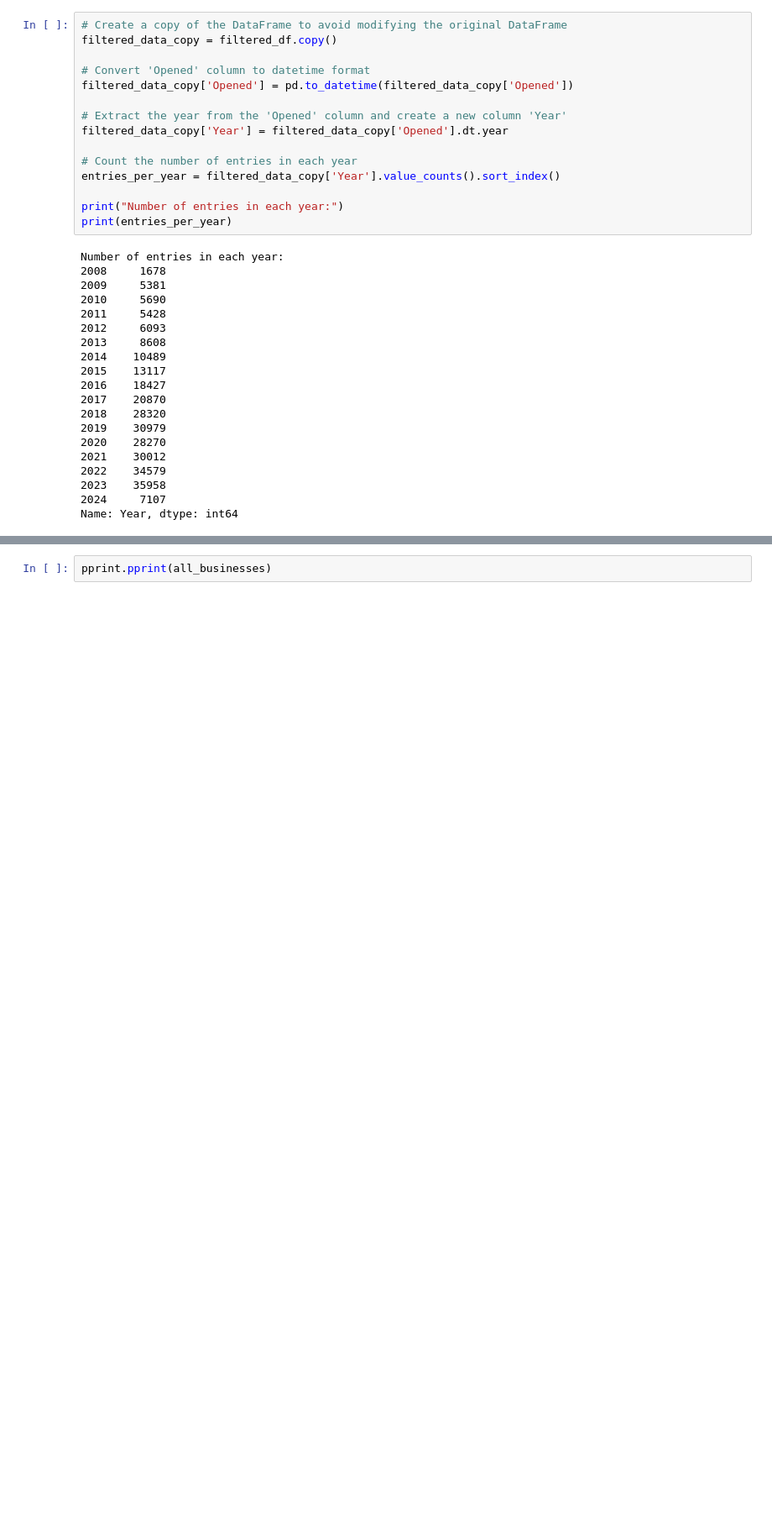
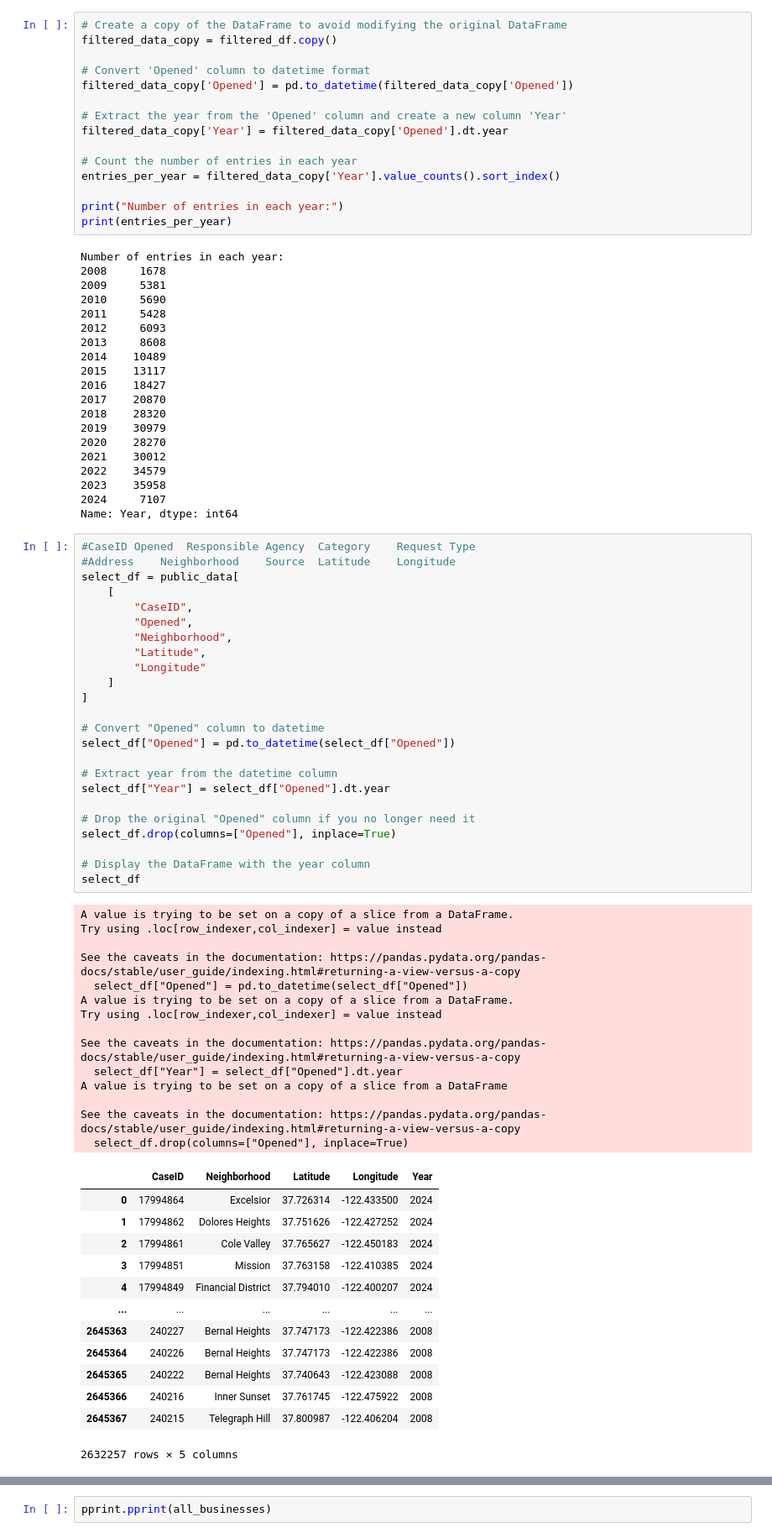
Before and after one commit to Wook22/Public_Data_Prediction_Modeling, a Jupyter notebook: EDA.ipynb, the cells around one changed output, grey strips where cells are left out. Shown at 84% size. Cells and saved outputs as stored; diff of their text form; blank space fills up the shorter version.

```diff
--- a/EDA.ipynb
+++ b/EDA.ipynb
@@ -294,3 +294,55 @@ Number of entries in each year:
 2023    35958
 2024     7107
 Name: Year, dtype: int64
+# %%
+#CaseID	Opened	Responsible Agency	Category	Request Type
+#Address	Neighborhood	Source	Latitude	Longitude
+select_df = public_data[
+    [
+        "CaseID",
+        "Opened",
+        "Neighborhood",
+        "Latitude",
+        "Longitude"
+    ]
+]
+
+# Convert "Opened" column to datetime
+select_df["Opened"] = pd.to_datetime(select_df["Opened"])
+
+# Extract year from the datetime column
+select_df["Year"] = select_df["Opened"].dt.year
+
+# Drop the original "Opened" column if you no longer need it
+select_df.drop(columns=["Opened"], inplace=True)
+
+# Display the DataFrame with the year column
+select_df
+# %% [output]
+A value is trying to be set on a copy of a slice from a DataFrame.
+Try using .loc[row_indexer,col_indexer] = value instead
+
+See the caveats in the documentation: https://pandas.pydata.org/pandas-docs/stable/user_guide/indexing.html#returning-a-view-versus-a-copy
+  select_df["Opened"] = pd.to_datetime(select_df["Opened"])
+A value is trying to be set on a copy of a slice from a DataFrame.
+Try using .loc[row_indexer,col_indexer] = value instead
+
+See the caveats in the documentation: https://pandas.pydata.org/pandas-docs/stable/user_guide/indexing.html#returning-a-view-versus-a-copy
+  select_df["Year"] = select_df["Opened"].dt.year
+A value is trying to be set on a copy of a slice from a DataFrame
+
+See the caveats in the documentation: https://pandas.pydata.org/pandas-docs/stable/user_guide/indexing.html#returning-a-view-versus-a-copy
+  select_df.drop(columns=["Opened"], inplace=True)
+|  | CaseID | Neighborhood | Latitude | Longitude | Year |
+| 0 | 17994864 | Excelsior | 37.726314 | -122.433500 | 2024 |
+| 1 | 17994862 | Dolores Heights | 37.751626 | -122.427252 | 2024 |
+| 2 | 17994861 | Cole Valley | 37.765627 | -122.450183 | 2024 |
+| 3 | 17994851 | Mission | 37.763158 | -122.410385 | 2024 |
+| 4 | 17994849 | Financial District | 37.794010 | -122.400207 | 2024 |
+| ... | ... | ... | ... | ... | ... |
+| 2645363 | 240227 | Bernal Heights | 37.747173 | -122.422386 | 2008 |
+| 2645364 | 240226 | Bernal Heights | 37.747173 | -122.422386 | 2008 |
+| 2645365 | 240222 | Bernal Heights | 37.740643 | -122.423088 | 2008 |
+| 2645366 | 240216 | Inner Sunset | 37.761745 | -122.475922 | 2008 |
+| 2645367 | 240215 | Telegraph Hill | 37.800987 | -122.406204 | 2008 |
+2632257 rows × 5 columns
```
Also changed, not shown: parts of 7 cells of this notebook, 1 other file.
